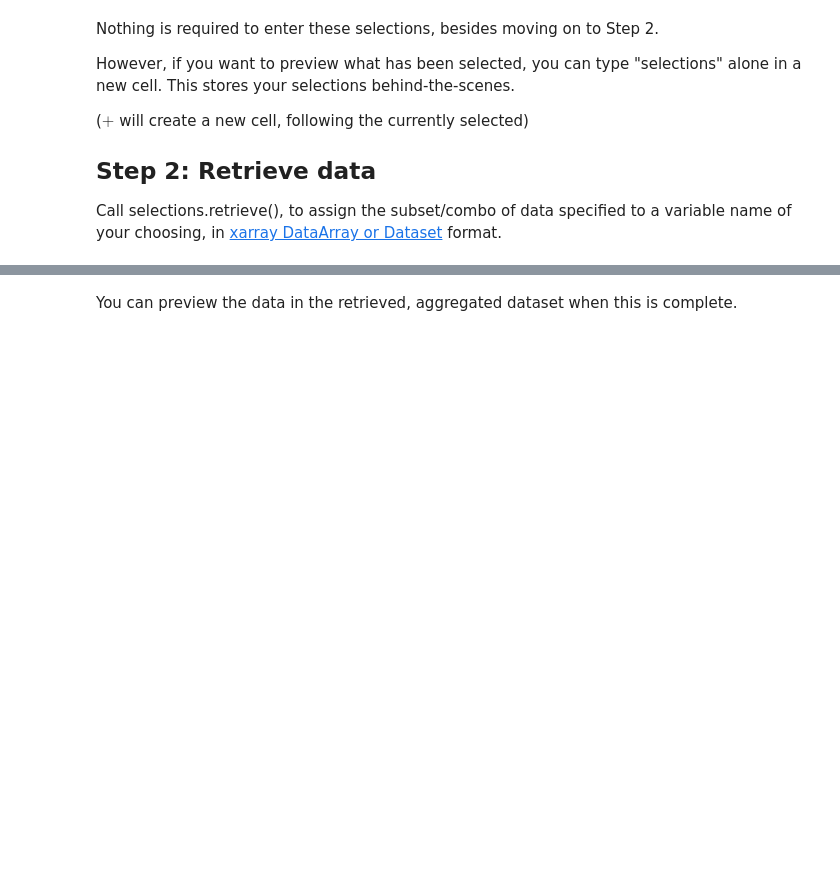
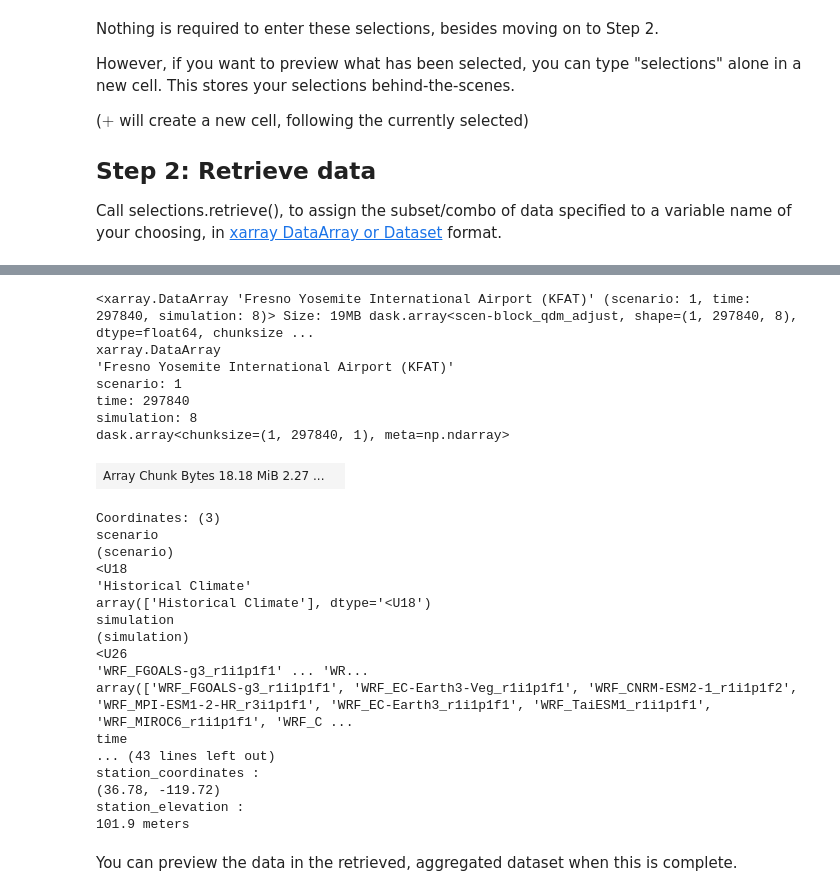
Before and after one commit to cal-adapt/cae-notebooks, a Jupyter notebook: data-access/interactive_data_access_and_viz.ipynb, the cells around one changed output, grey strips where cells are left out. Drawn from its saved outputs; the diff is of its cells as text; code cells hidden in the pictures; blank space fills up the shorter version.

```diff
--- a/data-access/interactive_data_access_and_viz.ipynb
+++ b/data-access/interactive_data_access_and_viz.ipynb
@@ -68,3 +67,31 @@ Lambert_Conformal
+# %%
+data_to_use['Fresno Yosemite International Airport (KFAT)']
+# %% [output]
+<xarray.DataArray 'Fresno Yosemite International Airport (KFAT)' (scenario: 1, time: 297840, simulation: 8)> Size: 19MB dask.array<scen-block_qdm_adjust, shape=(1, 297840, 8), dtype=float64, chunksize ...
+xarray.DataArray
+'Fresno Yosemite International Airport (KFAT)'
+scenario: 1
+time: 297840
+simulation: 8
+dask.array<chunksize=(1, 297840, 1), meta=np.ndarray>
+| Array Chunk Bytes 18.18 MiB 2.27 ... |  |
+Coordinates: (3)
+scenario
+(scenario)
+<U18
+'Historical Climate'
+array(['Historical Climate'], dtype='<U18')
+simulation
+(simulation)
+<U26
+'WRF_FGOALS-g3_r1i1p1f1' ... 'WR...
+array(['WRF_FGOALS-g3_r1i1p1f1', 'WRF_EC-Earth3-Veg_r1i1p1f1', 'WRF_CNRM-ESM2-1_r1i1p1f2', 'WRF_MPI-ESM1-2-HR_r3i1p1f1', 'WRF_EC-Earth3_r1i1p1f1', 'WRF_TaiESM1_r1i1p1f1', 'WRF_MIROC6_r1i1p1f1', 'WRF_C ...
+time
+... (43 lines left out)
+station_coordinates :
+(36.78, -119.72)
+station_elevation :
+101.9 meters
 # %% [markdown]
 You can preview the data in the retrieved, aggregated dataset when this is complete.
 # %% [markdown]
```
Also changed, not shown: parts of 5 cells of this notebook, 3 other files.
